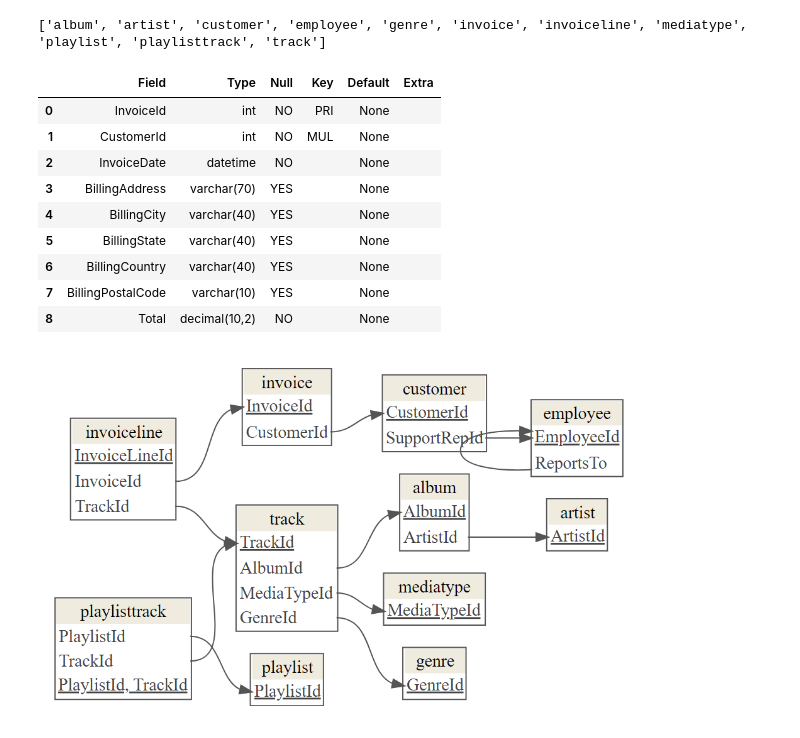
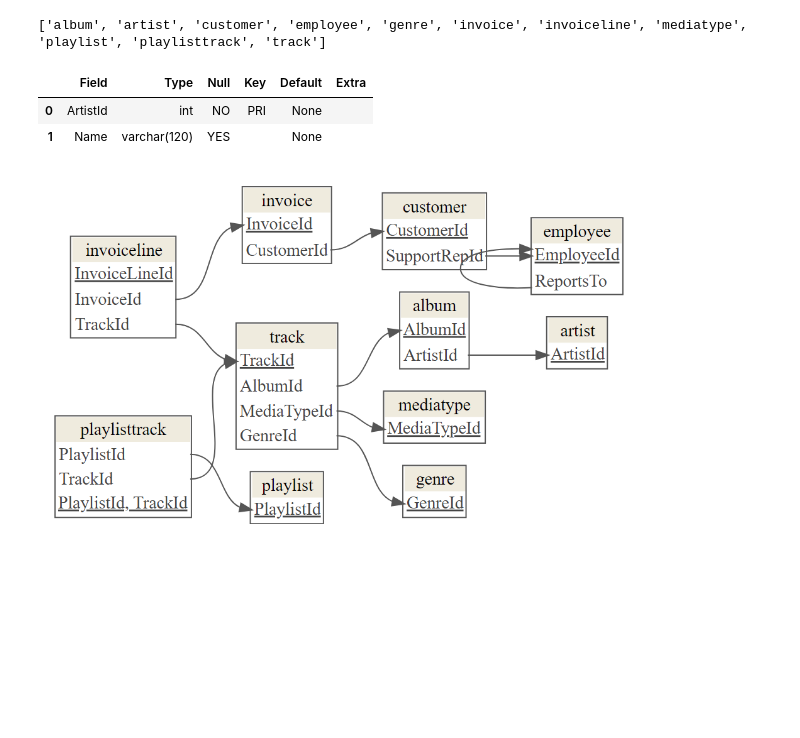
Before and after one commit to bpgodsil/sql-chinook-project, a Jupyter notebook: ChinookSQLProject.ipynb, the cells around one changed output. Cells and saved outputs as stored; diff of their text form; code cells hidden in the pictures; blank space fills up the shorter version.

```diff
--- a/ChinookSQLProject.ipynb
+++ b/ChinookSQLProject.ipynb
@@ -45,20 +45,13 @@ print(df.Tables_in_chinook.tolist())
 ['album', 'artist', 'customer', 'employee', 'genre', 'invoice', 'invoiceline', 'mediatype', 'playlist', 'playlisttrack', 'track']
 # %%
 # examine individual table
-query = "DESCRIBE invoice"
+query = "DESCRIBE artist"
 df = pd.read_sql_query(query, engine)
 display(df)
 # %% [output]
 |  | Field | Type | Null | Key | Default | Extra |
-| 0 | InvoiceId | int | NO | PRI | None |  |
-| 1 | CustomerId | int | NO | MUL | None |  |
-| 2 | InvoiceDate | datetime | NO |  | None |  |
-| 3 | BillingAddress | varchar(70) | YES |  | None |  |
-| 4 | BillingCity | varchar(40) | YES |  | None |  |
-| 5 | BillingState | varchar(40) | YES |  | None |  |
-| 6 | BillingCountry | varchar(40) | YES |  | None |  |
-| 7 | BillingPostalCode | varchar(10) | YES |  | None |  |
-| 8 | Total | decimal(10,2) | NO |  | None |  |
+| 0 | ArtistId | int | NO | PRI | None |  |
+| 1 | Name | varchar(120) | YES |  | None |  |
 # %%
 # import ERD diagram of the Chinook database (that I built in R)
 from IPython.display import Image
```
Also changed, not shown: parts of 24 cells of this notebook, 1 other file.
